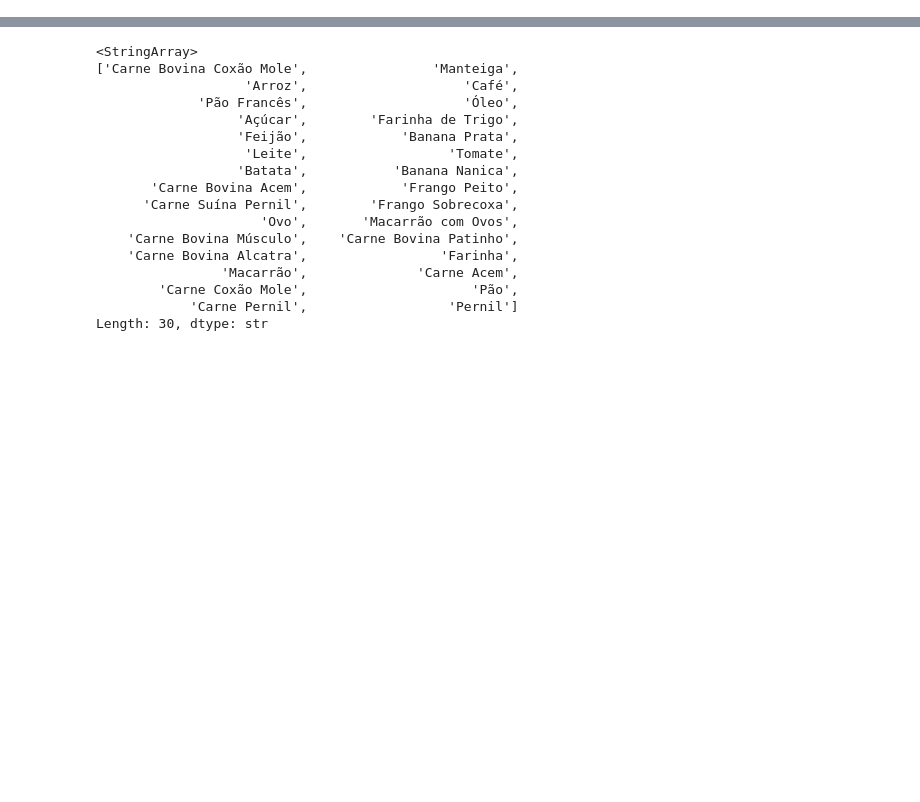
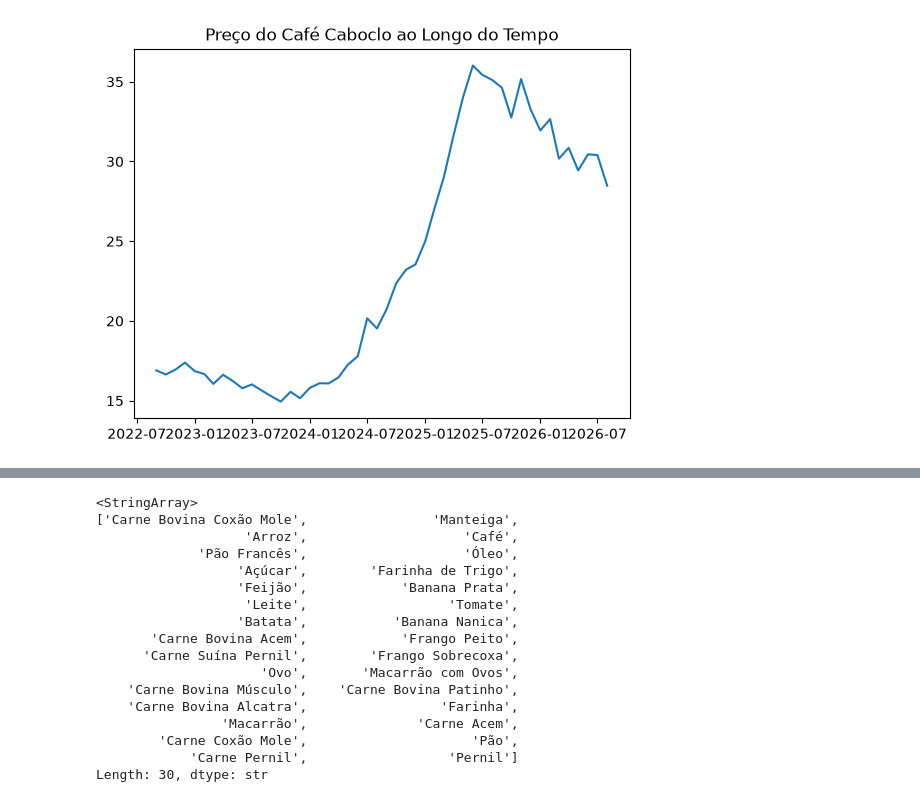
Before and after one commit to Teus-Andrezana/dados_cesta_basica, a Jupyter notebook: main.ipynb, the cells around one changed output, grey strips where cells are left out. Saved outputs shown, nothing was run; the diff lists cells and outputs as text; code cells hidden in the pictures; blank space fills up the shorter version.

```diff
--- a/main.ipynb
+++ b/main.ipynb
@@ -27,0 +80,8 @@ df
+# %%
+
+df_caboclo = df_caboclo.groupby('Mes_Ano_Data', as_index=False)[['Preco', 'PPK']].mean()
+plt.plot(df_caboclo['Mes_Ano_Data'], df_caboclo['Preco'])
+plt.title('Preço do Café Caboclo ao Longo do Tempo')
+plt.show()
+# %% [output]
+[figure, added]
```
Also changed, not shown: parts of 11 cells of this notebook.
